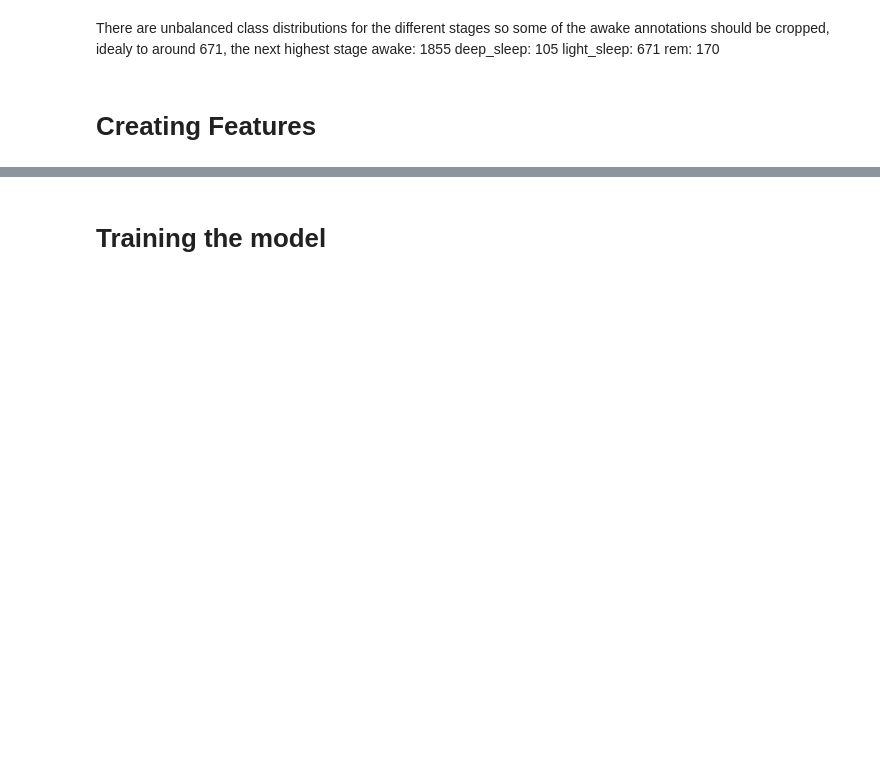
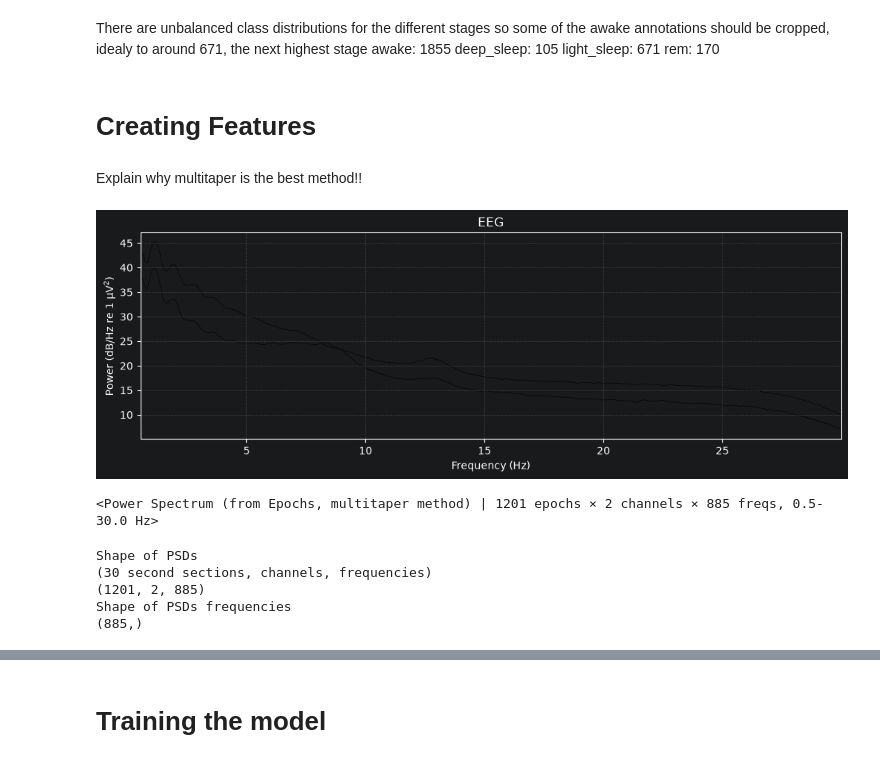
Before and after one commit to thomasdelfino/COMPUTING_NEA_PYCHARM, a Jupyter notebook: Jupyter_main.ipynb, the cells around one changed output, grey strips where cells are left out. Drawn from its saved outputs; the diff is of its cells as text; code cells hidden in the pictures; blank space fills up the shorter version.

```diff
--- a/Jupyter_main.ipynb
+++ b/Jupyter_main.ipynb
@@ -234,3 +256,26 @@ light_sleep: 671
 rem: 170
 # %% [markdown]
 # Creating Features
+# %% [markdown]
+Explain why multitaper is the best method!!
+# %%
+psd_of_epochs = epochs.compute_psd(method='multitaper', fmin=0.5, fmax=30.0)
+psd_of_epochs.plot()
+print(psd_of_epochs)
+# %% [output]
+[figure, added]
+<Power Spectrum (from Epochs, multitaper method) | 1201 epochs × 2 channels × 885 freqs, 0.5-30.0 Hz>
+# %%
+psds, psd_frequencies = psd_of_epochs.get_data(return_freqs=True)
+print("Shape of PSDs")
+print("(30 second sections, channels, frequencies)")
+print(psds.shape)
+
+print("Shape of PSDs frequencies")
+print(psd_frequencies.shape)
+# %% [output]
+Shape of PSDs
+(30 second sections, channels, frequencies)
+(1201, 2, 885)
+Shape of PSDs frequencies
+(885,)
```
Also changed, not shown: parts of 19 cells of this notebook, 1 other file.
